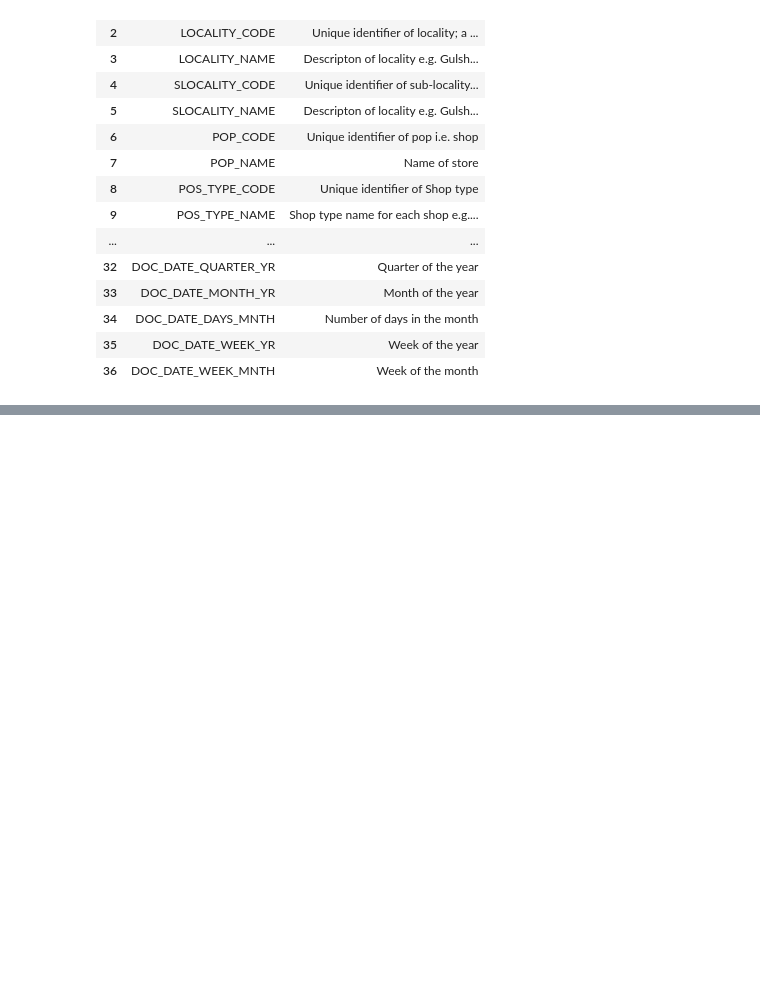
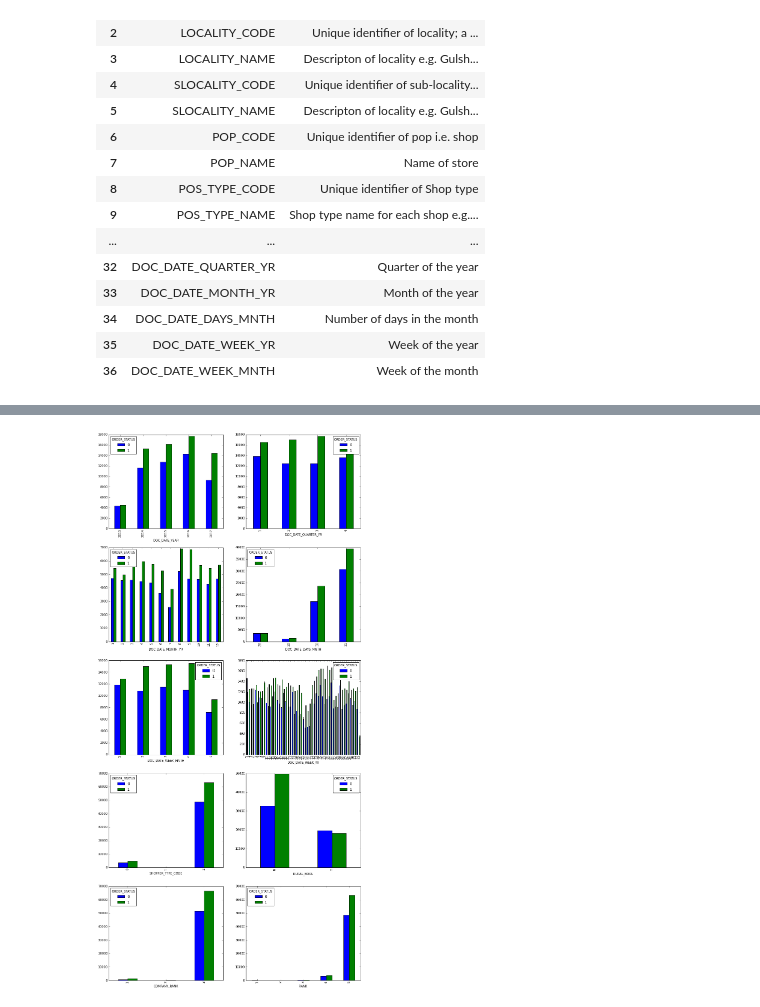
Before and after one commit to danishdata/ids-notebooks, a Jupyter notebook: Analysis-Final.ipynb, the cells around one changed output, grey strips where cells are left out. Saved outputs shown, nothing was run; the diff lists cells and outputs as text; code cells hidden in the pictures; blank space fills up the shorter version.

```diff
--- a/Analysis-Final.ipynb
+++ b/Analysis-Final.ipynb
@@ -1643,0 +1704,13 @@ df_merged.to_csv(file_path, index=False)
+# %%
+plt.figure(figsize=(15,32.5))
+
+bar_features = ['DOC_DATE_YEAR', 'DOC_DATE_QUARTER_YR', 'DOC_DATE_MONTH_YR', 'DOC_DATE_DAYS_MNTH',
+                'DOC_DATE_WEEK_MNTH', 'DOC_DATE_WEEK_YR', 'SHOPPER_TYPE_CODE', 'RURAL_BOOL',
+                'COMPANY_RANK', 'RANK']
+
+for index, field in enumerate(bar_features):
+    plt.subplot(5, 2, index+1)
+    df_unstack = df_merged.groupby([field, 'ORDER_STATUS'])[field].count().unstack('ORDER_STATUS').fillna(0)
+    df_unstack[[0, 1]].plot.bar(ax=plt.gca())
+# %% [output]
+[figure, added]
```
Also changed, not shown: parts of 22 cells of this notebook.
